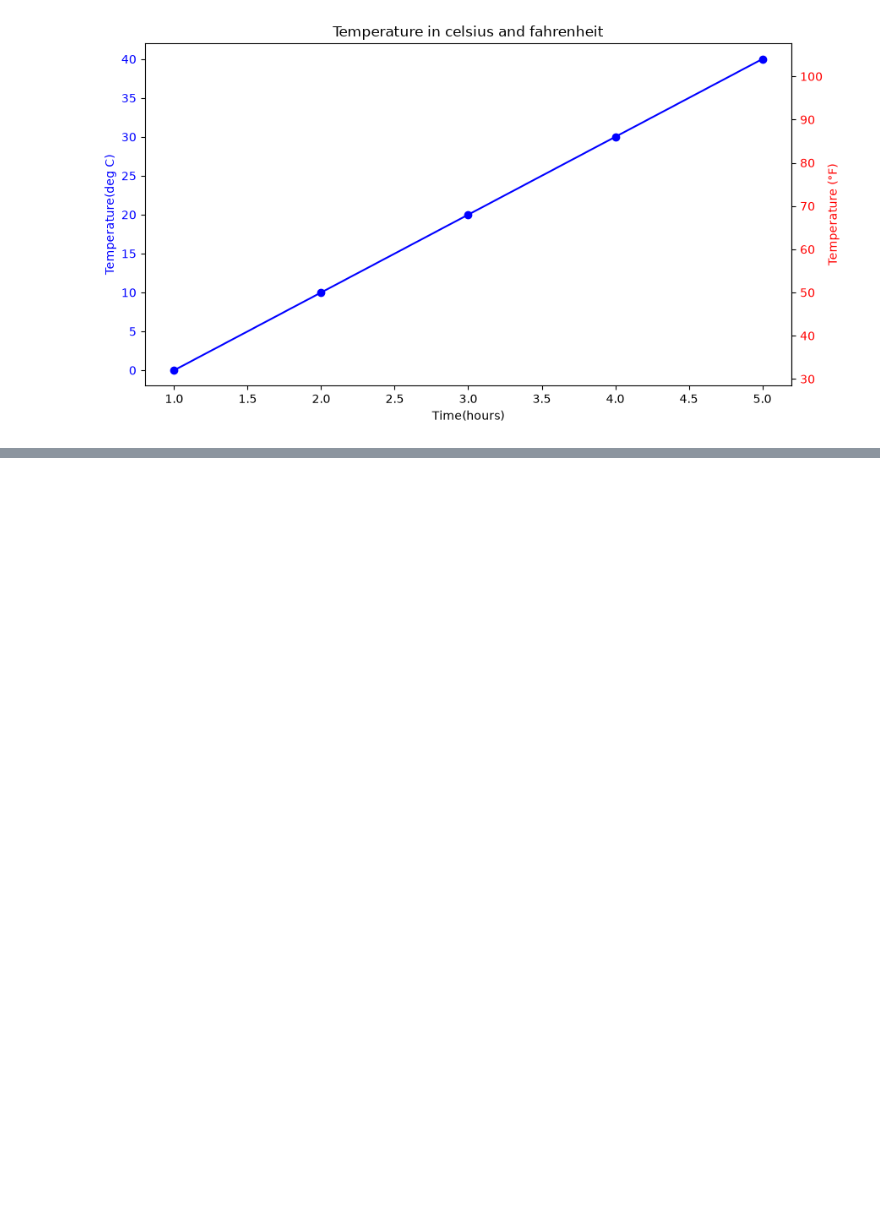
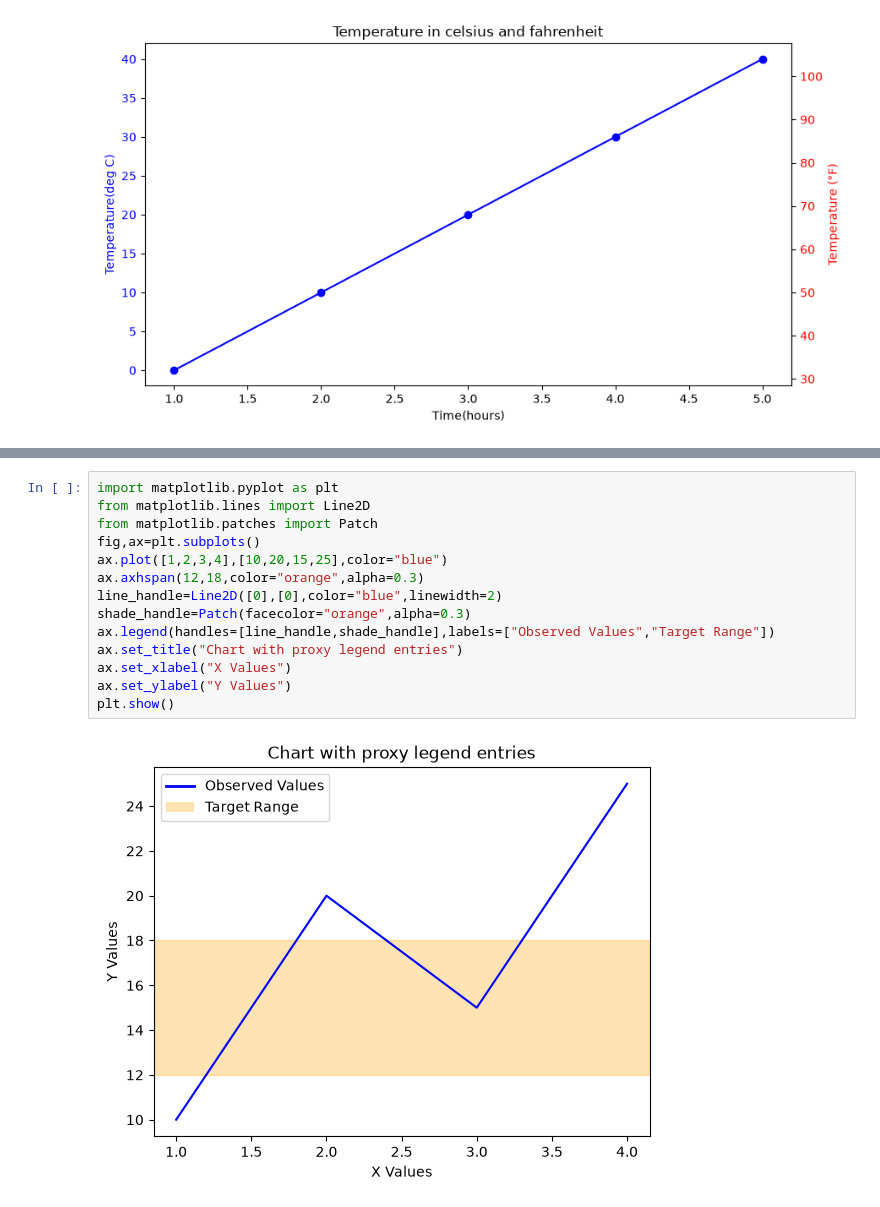
Before and after one commit to aprajitamall/DV_sem2_274, a Jupyter notebook: OOA_advanced_matplotlib.ipynb, the cells around one changed output, grey strips where cells are left out. Drawn from its saved outputs; the diff is of its cells as text; blank space fills up the shorter version.

```diff
--- a/OOA_advanced_matplotlib.ipynb
+++ b/OOA_advanced_matplotlib.ipynb
@@ -138,0 +166,16 @@ plt.show()
+# %%
+import matplotlib.pyplot as plt
+from matplotlib.lines import Line2D
+from matplotlib.patches import Patch
+fig,ax=plt.subplots()
+ax.plot([1,2,3,4],[10,20,15,25],color="blue")
+ax.axhspan(12,18,color="orange",alpha=0.3)
+line_handle=Line2D([0],[0],color="blue",linewidth=2)
+shade_handle=Patch(facecolor="orange",alpha=0.3)
+ax.legend(handles=[line_handle,shade_handle],labels=["Observed Values","Target Range"])
+ax.set_title("Chart with proxy legend entries")
+ax.set_xlabel("X Values")
+ax.set_ylabel("Y Values")
+plt.show()
+# %% [output]
+[figure, added]
```
Also changed, not shown: parts of 6 cells of this notebook.
